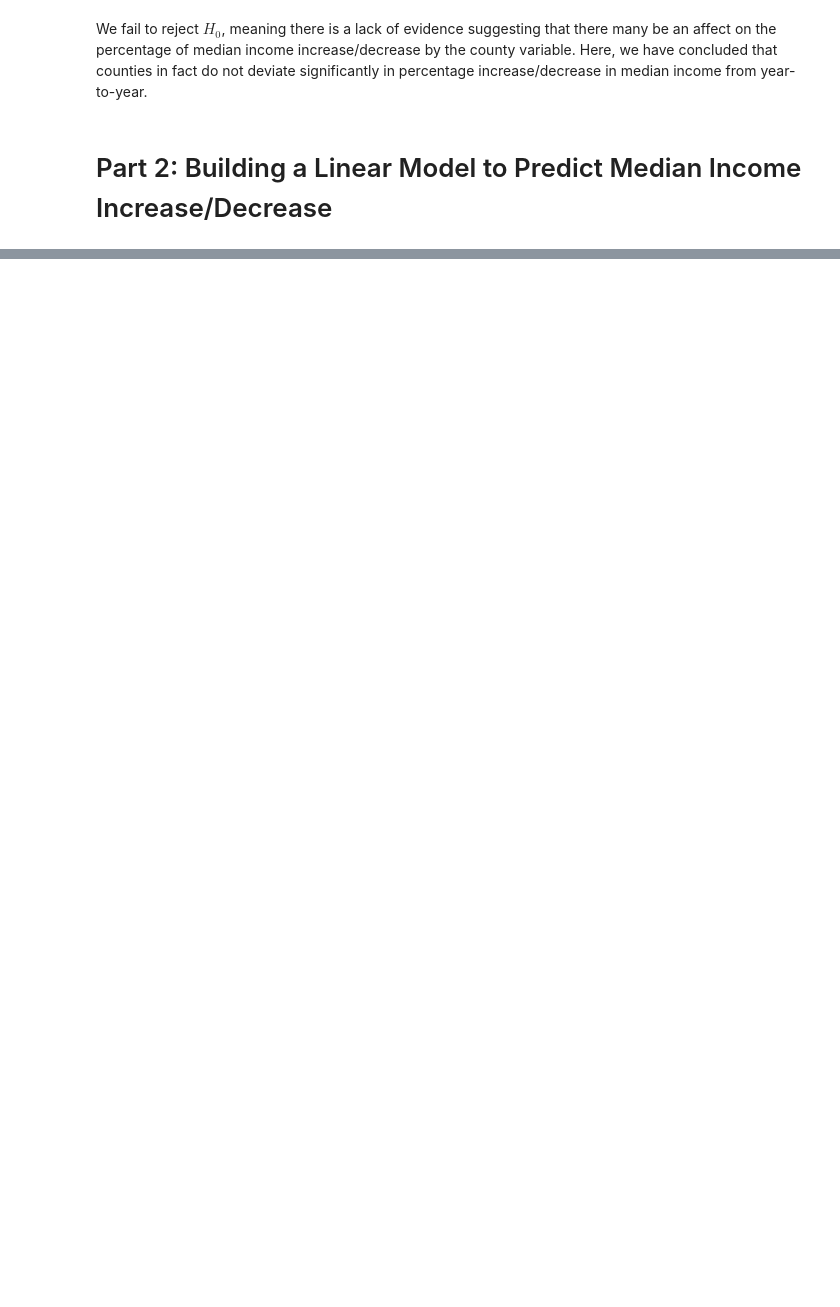
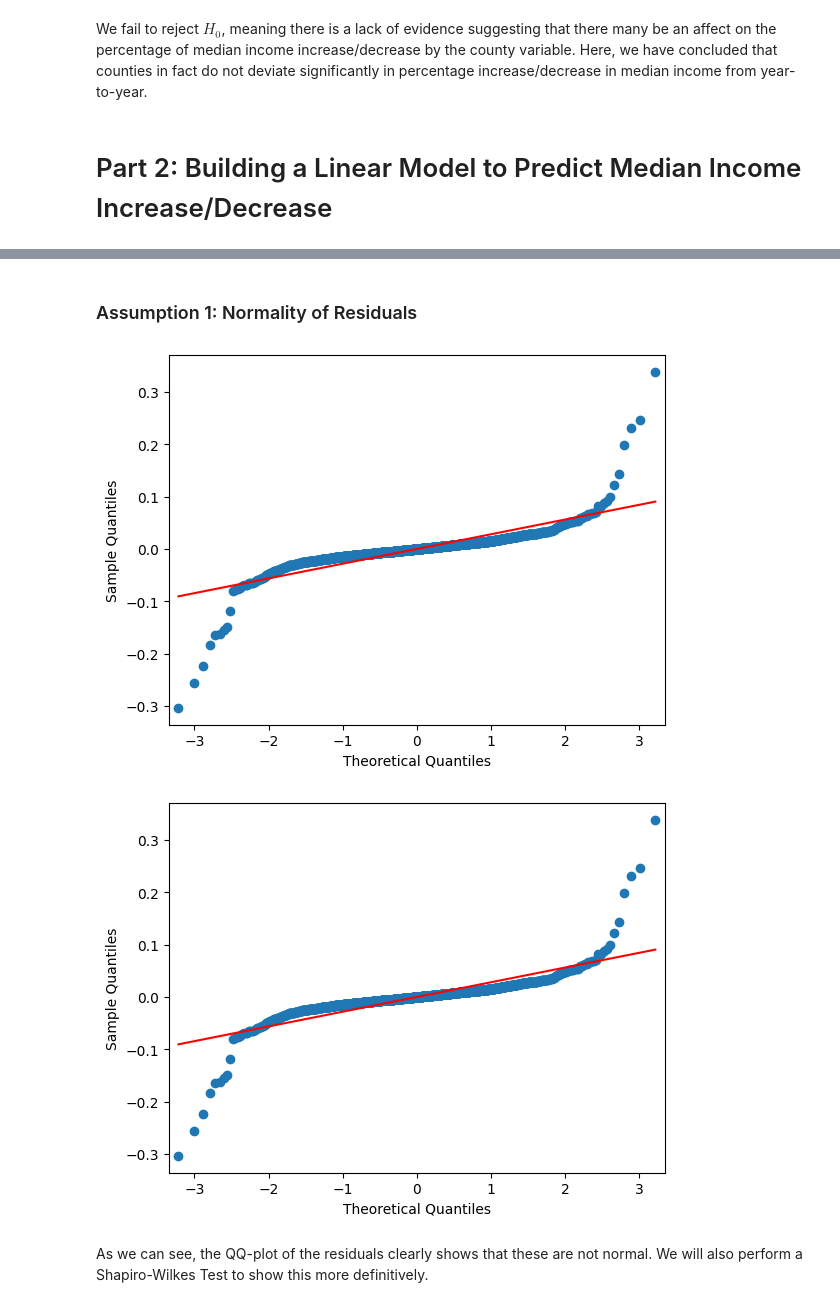
Before and after one commit to aindraga/Math189_FinalProject, a Jupyter notebook: final_project.ipynb, the cells around one changed output, grey strips where cells are left out. Cells and saved outputs as stored; diff of their text form; code cells hidden in the pictures; blank space fills up the shorter version.

```diff
--- a/final_project.ipynb
+++ b/final_project.ipynb
@@ -407,3 +405,6 @@ p_value
 We fail to reject $H_0$, meaning there is a lack of evidence suggesting that there many be an affect on the percentage of median income increase/decrease by the county variable. Here, we have concluded that counties in fact do not deviate significantly in percentage increase/decrease in median income from year-to-year.
 # %% [markdown]
 # Part 2: Building a Linear Model to Predict Median Income Increase/Decrease
+# %%
+pct_long.rename({"Year": "Taxable Year"}, inplace=True, axis=1)
+pct_long.head()
@@ -409,0 +442,32 @@ We fail to reject $H_0$, meaning there is a lack of evidence suggesting that the
+# %%
+aic_criteria = lambda df, form: smf.ols(form, df).fit().aic
+
+def remove(df: pd.DataFrame, cols: set, response: str):
+    worst_criterion = np.inf
+    worst_column = None
+    for column in cols:
+        new_columns = cols - {column}
+        formula = f'{response} ~ {" + ".join(new_columns)}'
+        current_criterion = aic_criteria(df, formula)
+        if current_criterion < worst_criterion:
+            worst_criterion = current_criterion
+            worst_column = column
+
+    return worst_column, worst_criterion
+
+def backward(df: pd.DataFrame, response: str):
+    selected_columns = set(df.columns.drop(response))
+    best_criterion = np.inf
+    while len(selected_columns) > 0:
+        potential_column, current_criterion = remove(df, selected_columns, response)
+        if current_criterion > best_criterion:
+            break
+        else:
+            selected_columns = selected_columns - {potential_column}
+            best_criterion = current_criterion
+            print(f'Criterion: {best_criterion}')
+
+    return selected_columns
+# %%
+best_backward_aic = "income_increase ~ " + " + ".join(backward(reg_df, "income_increase"))
+best_backward_aic
@@ -409,0 +481,11 @@ We fail to reject $H_0$, meaning there is a lack of evidence suggesting that the
+# %%
+current_backward_model = smf.ols(best_backward_aic, reg_df).fit()
+# %% [markdown]
+### Assumption 1: Normality of Residuals
+# %%
+sm.qqplot(current_backward_model.resid, line="s")
+# %% [output]
+[figure, added]
+[figure, added]
+# %% [markdown]
+As we can see, the QQ-plot of the residuals clearly shows that these are not normal. We will also perform a Shapiro-Wilkes Test to show this more definitively.
```
Also changed, not shown: parts of 26 cells of this notebook.
